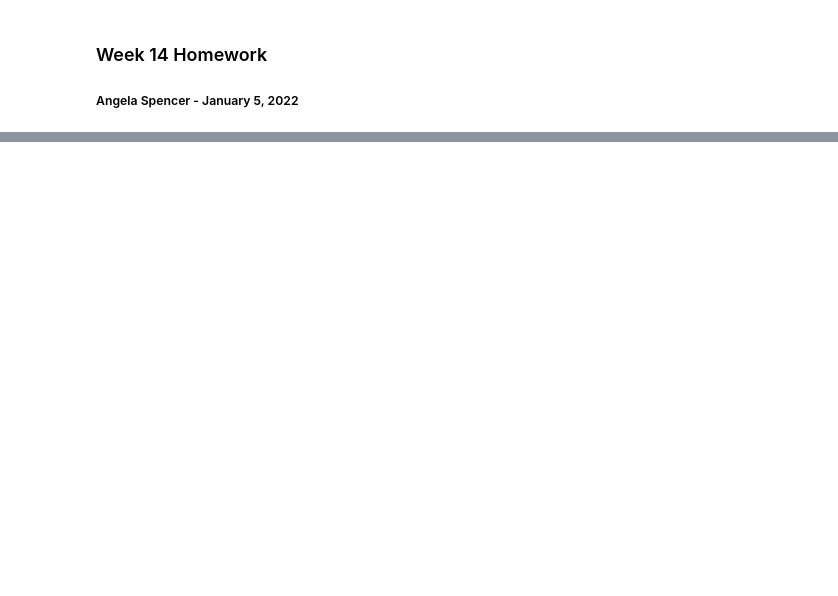
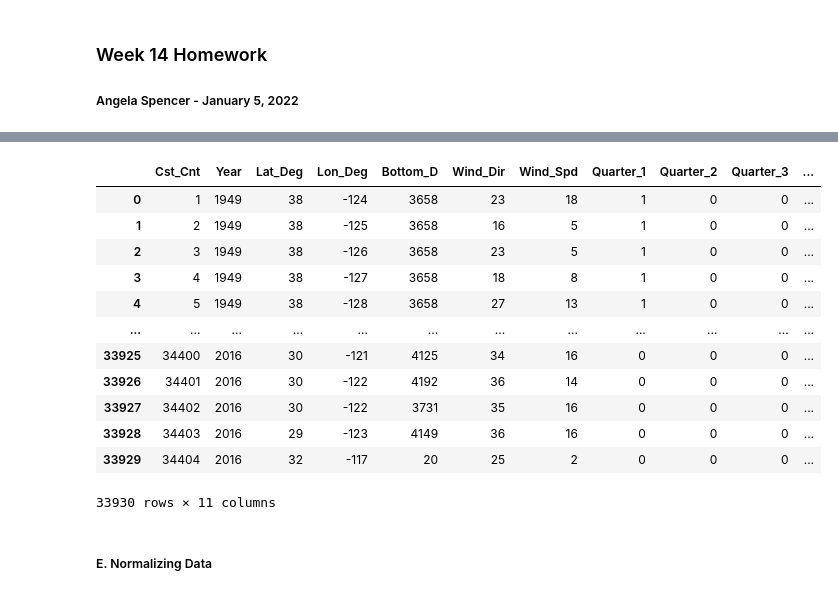
Before and after one commit to existentialplantperson/Week_14, a Jupyter notebook: WK14_Homework.ipynb, the cells around one changed output, grey strips where cells are left out. Saved outputs shown, nothing was run; the diff lists cells and outputs as text; code cells hidden in the pictures; blank space fills up the shorter version.

```diff
--- a/WK14_Homework.ipynb
+++ b/WK14_Homework.ipynb
@@ -5,0 +501,20 @@
+# %%
+#drop duplicate column
+cast_df.drop('Quarter', axis=1, inplace=True)
+cast_df
+# %% [output]
+|  | Cst_Cnt | Year | Lat_Deg | Lon_Deg | Bottom_D | Wind_Dir | Wind_Spd | Quarter_1 | Quarter_2 | Quarter_3 | ... |
+| 0 | 1 | 1949 | 38 | -124 | 3658 | 23 | 18 | 1 | 0 | 0 | ... |
+| 1 | 2 | 1949 | 38 | -125 | 3658 | 16 | 5 | 1 | 0 | 0 | ... |
+| 2 | 3 | 1949 | 38 | -126 | 3658 | 23 | 5 | 1 | 0 | 0 | ... |
+| 3 | 4 | 1949 | 38 | -127 | 3658 | 18 | 8 | 1 | 0 | 0 | ... |
+| 4 | 5 | 1949 | 38 | -128 | 3658 | 27 | 13 | 1 | 0 | 0 | ... |
+| ... | ... | ... | ... | ... | ... | ... | ... | ... | ... | ... | ... |
+| 33925 | 34400 | 2016 | 30 | -121 | 4125 | 34 | 16 | 0 | 0 | 0 | ... |
+| 33926 | 34401 | 2016 | 30 | -122 | 4192 | 36 | 14 | 0 | 0 | 0 | ... |
+| 33927 | 34402 | 2016 | 30 | -122 | 3731 | 35 | 16 | 0 | 0 | 0 | ... |
+| 33928 | 34403 | 2016 | 29 | -123 | 4149 | 36 | 16 | 0 | 0 | 0 | ... |
+| 33929 | 34404 | 2016 | 32 | -117 | 20 | 25 | 2 | 0 | 0 | 0 | ... |
+33930 rows × 11 columns
+# %% [markdown]
+##### E. Normalizing Data
```
Also changed, not shown: parts of 61 cells of this notebook, 1 other file.
